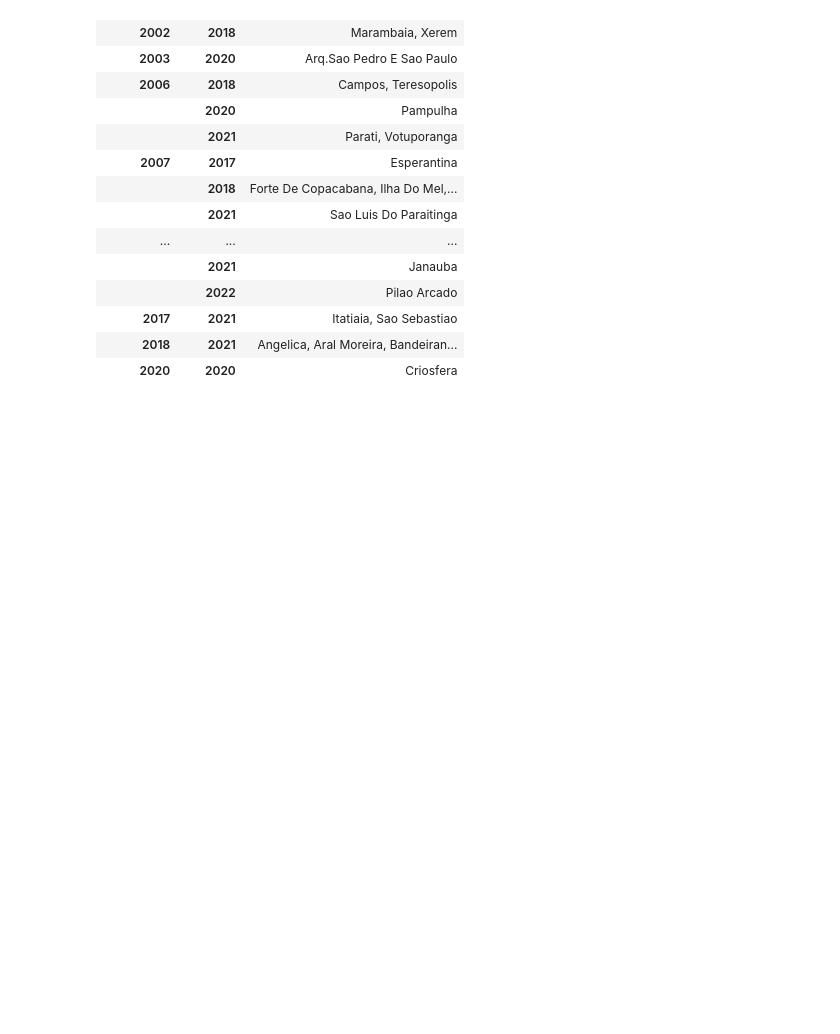
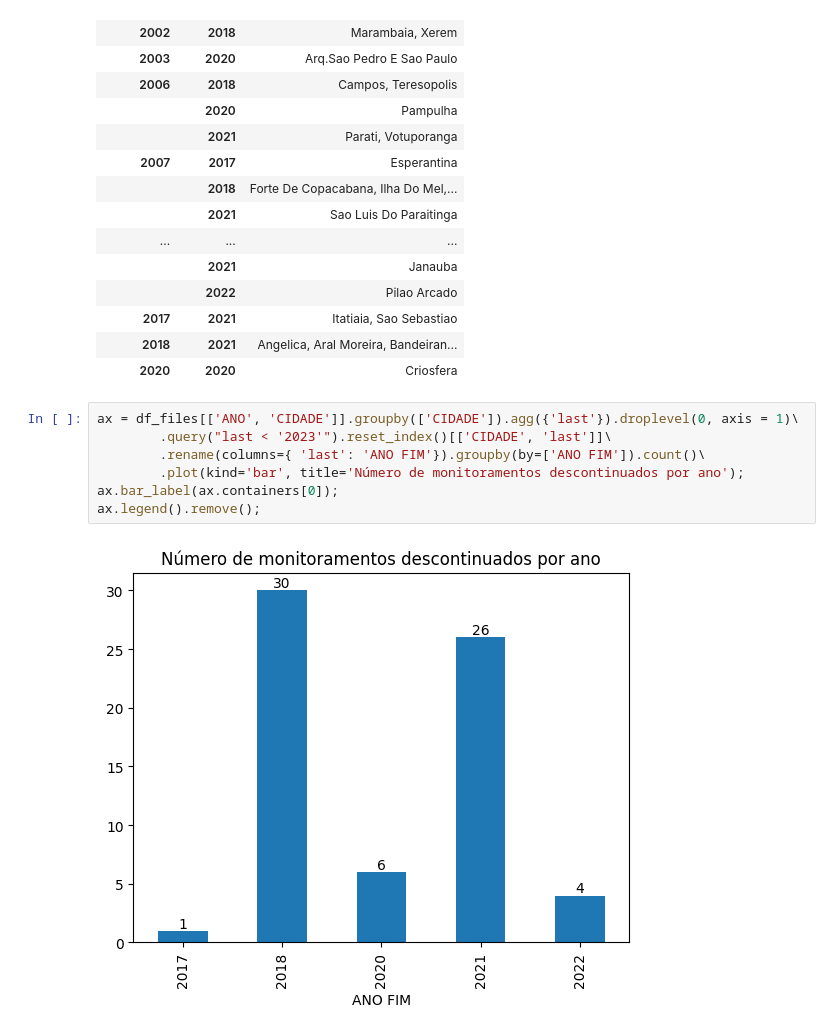
Before and after one commit to nfmmendes/INMET-data-play, a Jupyter notebook: Dados Metereológicos do INMET.ipynb, the cells around one changed output. Drawn from its saved outputs; the diff is of its cells as text; blank space fills up the shorter version.

```diff
--- a/Dados Metereológicos do INMET.ipynb
+++ b/Dados Metereológicos do INMET.ipynb
@@ -180,3 +184,12 @@ df_files[['ANO', 'CIDADE']].groupby(['CIDADE']).agg({'first', 'last'}).droplevel
 | 2017 | 2021 | Itatiaia, Sao Sebastiao |
 | 2018 | 2021 | Angelica, Aral Moreira, Bandeiran... |
 | 2020 | 2020 | Criosfera |
+# %%
+ax = df_files[['ANO', 'CIDADE']].groupby(['CIDADE']).agg({'last'}).droplevel(0, axis = 1)\
+        .query("last < '2023'").reset_index()[['CIDADE', 'last']]\
+        .rename(columns={ 'last': 'ANO FIM'}).groupby(by=['ANO FIM']).count()\
+        .plot(kind='bar', title='Número de monitoramentos descontinuados por ano');
+ax.bar_label(ax.containers[0]);
+ax.legend().remove();
+# %% [output]
+[figure, added]
```
Also changed, not shown: parts of 2 cells of this notebook.
